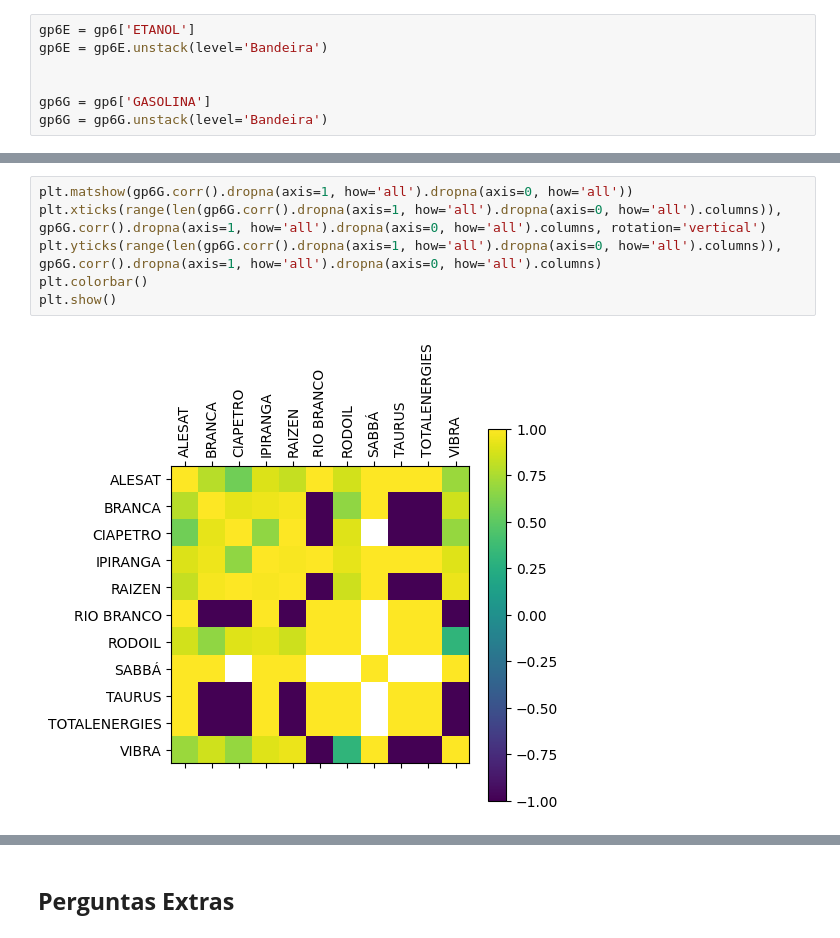
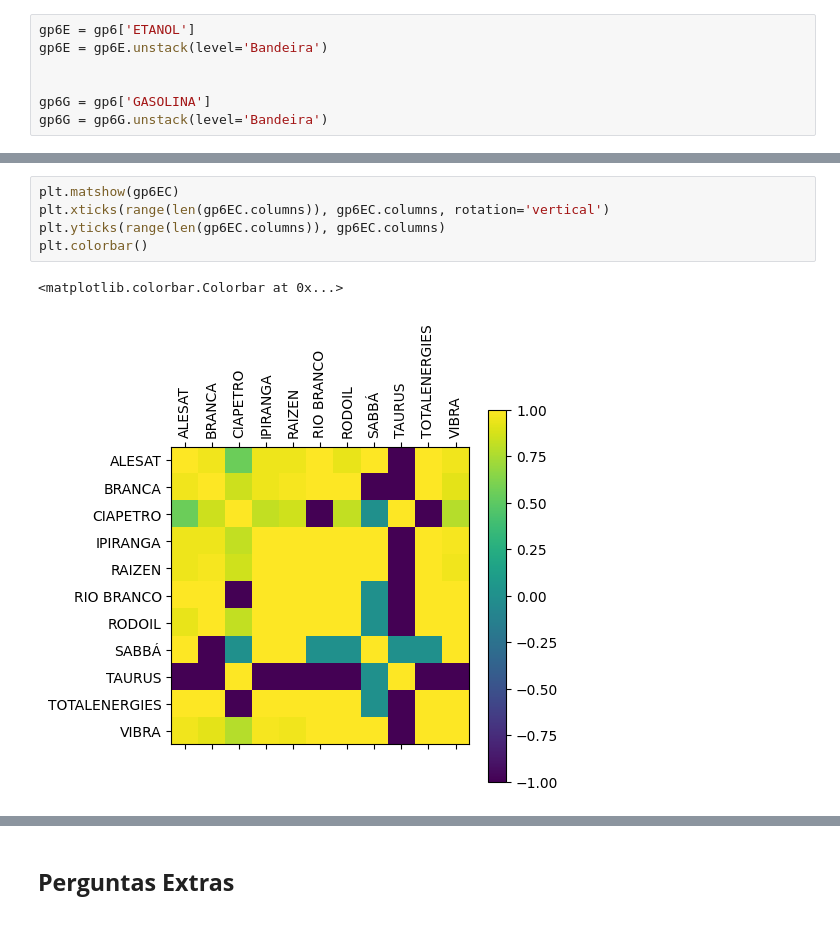
Before and after one commit to arthurlorran1/Projeto-4, a Jupyter notebook: notebook.ipynb, the cells around one changed output, grey strips where cells are left out. Drawn from its saved outputs; the diff is of its cells as text.

```diff
--- a/notebook.ipynb
+++ b/notebook.ipynb
@@ -603,8 +595,8 @@ plt.show()
-# %%
-plt.matshow(gp6G.corr().dropna(axis=1, how='all').dropna(axis=0, how='all'))
-plt.xticks(range(len(gp6G.corr().dropna(axis=1, how='all').dropna(axis=0, how='all').columns)), gp6G.corr().dropna(axis=1, how='all').dropna(axis=0, how='all').columns, rotation='vertical')
-plt.yticks(range(len(gp6G.corr().dropna(axis=1, how='all').dropna(axis=0, how='all').columns)), gp6G.corr().dropna(axis=1, how='all').dropna(axis=0, how='all').columns)
-plt.colorbar()
-plt.show()
-# %% [output]
-[figure, removed]
+# %%
+plt.matshow(gp6EC)
+plt.xticks(range(len(gp6EC.columns)), gp6EC.columns, rotation='vertical')
+plt.yticks(range(len(gp6EC.columns)), gp6EC.columns)
+plt.colorbar()
+# %% [output]
+<matplotlib.colorbar.Colorbar at 0x...>
+[figure, added]
```
Also changed, not shown: parts of 7 cells of this notebook, 4 other files.
